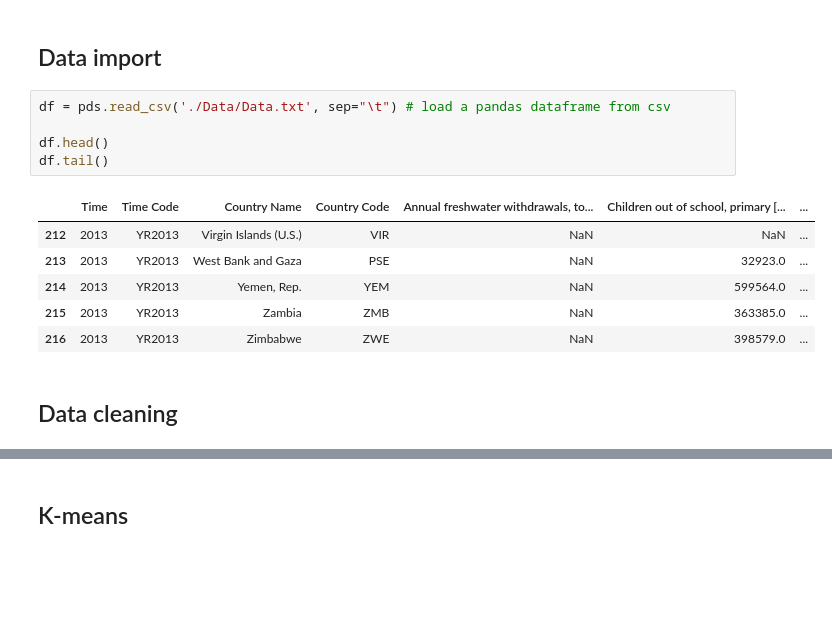
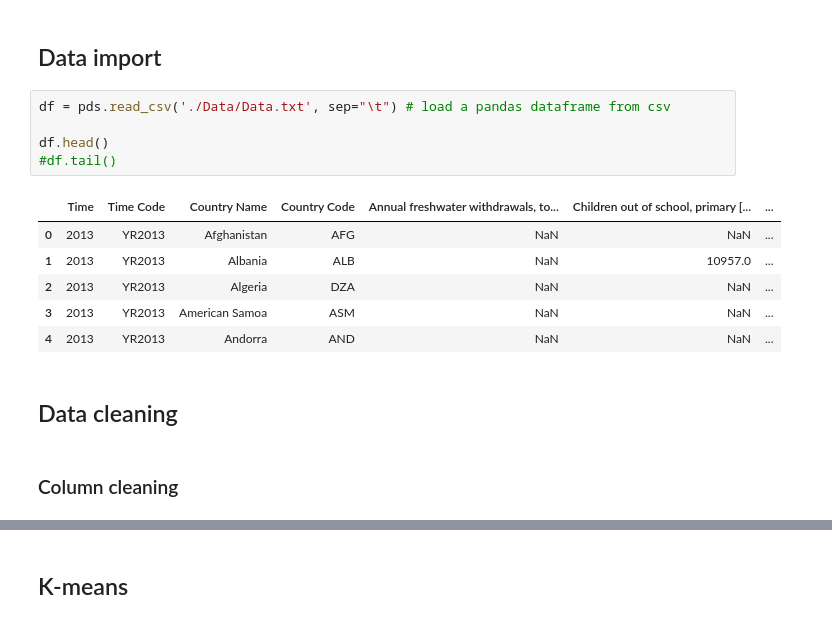
Before and after one commit to LisaNicvert/IA_project, a Jupyter notebook: Project_IA_Clustering.ipynb, the cells around one changed output, grey strips where cells are left out. Drawn from its saved outputs; the diff is of its cells as text; blank space fills up the shorter version.

```diff
--- a/Project_IA_Clustering.ipynb
+++ b/Project_IA_Clustering.ipynb
@@ -18,14 +18,16 @@ random.seed(10)
 # %%
 df = pds.read_csv('./Data/Data.txt', sep="\t") # load a pandas dataframe from csv
 
 df.head()
-df.tail()
+#df.tail()
 # %% [output]
 |  | Time | Time Code | Country Name | Country Code | Annual freshwater withdrawals, to... | Children out of school, primary [... | ... |
-| 212 | 2013 | YR2013 | Virgin Islands (U.S.) | VIR | NaN | NaN | ... |
-| 213 | 2013 | YR2013 | West Bank and Gaza | PSE | NaN | 32923.0 | ... |
-| 214 | 2013 | YR2013 | Yemen, Rep. | YEM | NaN | 599564.0 | ... |
-| 215 | 2013 | YR2013 | Zambia | ZMB | NaN | 363385.0 | ... |
-| 216 | 2013 | YR2013 | Zimbabwe | ZWE | NaN | 398579.0 | ... |
+| 0 | 2013 | YR2013 | Afghanistan | AFG | NaN | NaN | ... |
+| 1 | 2013 | YR2013 | Albania | ALB | NaN | 10957.0 | ... |
+| 2 | 2013 | YR2013 | Algeria | DZA | NaN | NaN | ... |
+| 3 | 2013 | YR2013 | American Samoa | ASM | NaN | NaN | ... |
+| 4 | 2013 | YR2013 | Andorra | AND | NaN | NaN | ... |
 # %% [markdown]
 ## Data cleaning
+# %% [markdown]
+### Column cleaning
```
Also changed, not shown: parts of 9 cells of this notebook.
